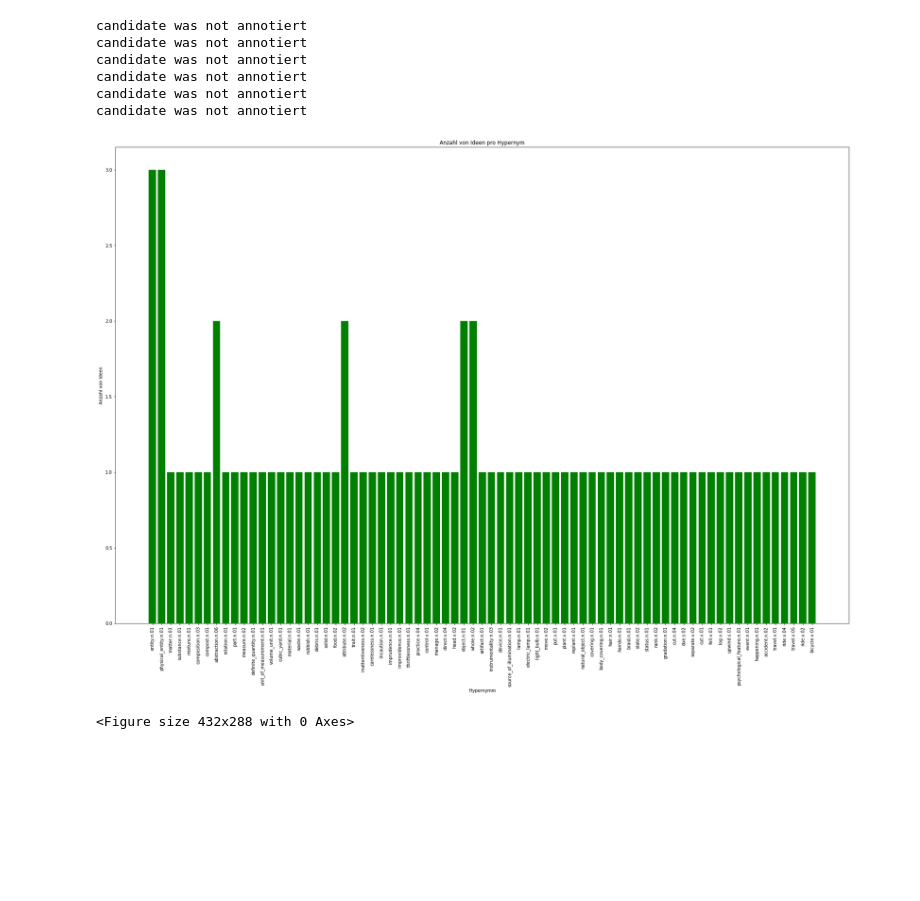
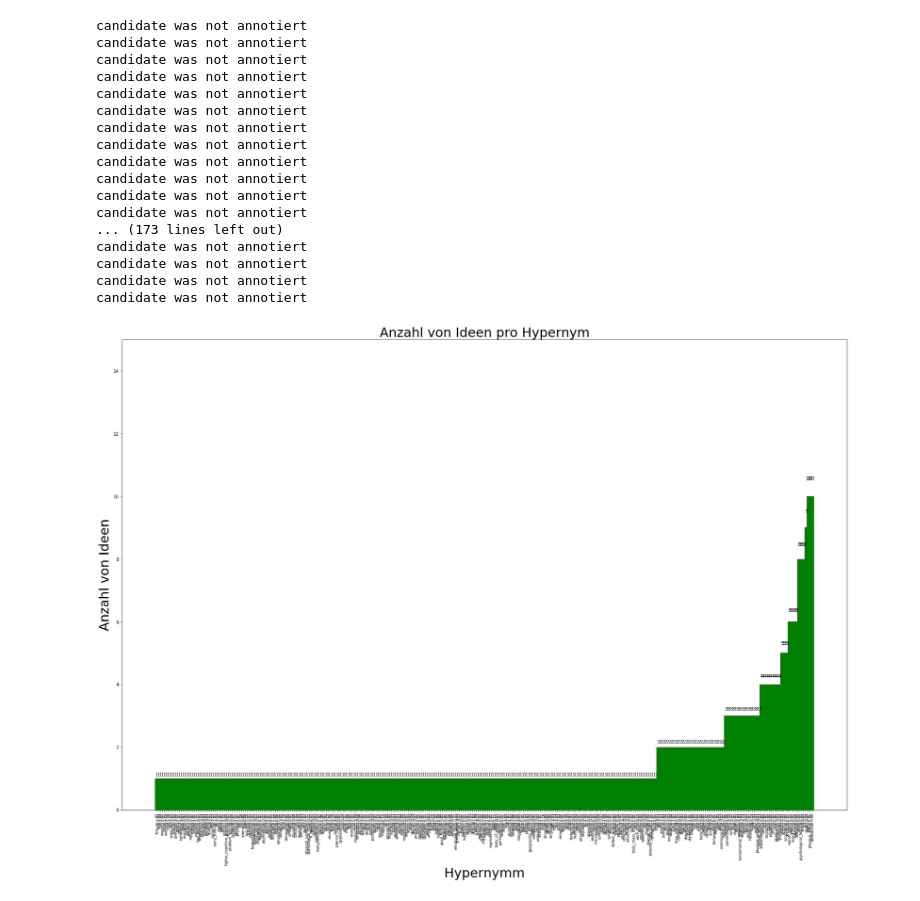
Before and after one commit to gancia-kiss/Bachelorarbeit, a Jupyter notebook: extract_hypernyms.ipynb, the cells around one changed output. Drawn from its saved outputs; the diff is of its cells as text; code cells hidden in the pictures; blank space fills up the shorter version.

```diff
--- a/extract_hypernyms.ipynb
+++ b/extract_hypernyms.ipynb
@@ -29,7 +31,7 @@ get_directhypernym("wheeled_vehicle.n.01")
 # %%
 def get_synsetsList(ideen):
     synsetsDict  = {}
-    for idee in ideen_list:  #jeder idee durchlaufen
+    for idee in ideen:  #jeder idee durchlaufen
         annotiert = idee.get("annotations")
         if annotiert :
             for candidate in idee['annotations']: #word in eine idee
@@ -47,7 +49,7 @@ def get_synsetsList(ideen):
         else:
             print("candidate was not annotiert")
     return synsetsDict
-def get_hypernymDict(ideen_list,synsetsDict):
+def get_hypernymDict(synsetsDict):
     hypernymDict = {}
     #for idee in ideen_list:  #jeder idee durchlaufen
     for key in synsetsDict.keys(): #hypernym von jeder synsets builden
@@ -175,3 +164,19 @@ def build_tree(dictionaryTree):
+# %%
+def build_tree2(dictionaryTree):
+    #anzahl = 0
+    parent = Graph('parent')
+    for elem in dictionaryTree:
+        for node in dictionaryTree[elem]:
+            parent.edge(elem,node,len='1.00')
+    leaves = Graph('child')
+    leaves.attr(rank='same')
+    for elem in dictionaryTree.keys():
+        if dictionaryTree[elem] == []:
+            #anzahl = anzahl + 1
+            leaves.node(elem)
+    #print(anzahl)
+    parent.subgraph(leaves)
+    parent.view()
 # %%
 def add_leaves(dictionary):
     for elem in dictionary.copy().values():
@@ -206,31 +300,51 @@ def plot_balken(hypernymdict):
 # %%
 # read file
 if __name__ == '__main__':
     #dictionaryTree = {}
-    with open('export.json', 'r') as myfile:
+    with open('export2.json', 'r') as myfile:
         data = myfile.read()
-# parse file
     ideen_list   = json.loads(data)
     synsetsList  = get_synsetsList(ideen_list)
-    hypernymList = get_hypernymDict(ideen_list,synsetsList)
+    hypernymList = get_hypernymDict(synsetsList)
     plot_balken(hypernymList)
+    ideen_synset   = mapping_idee_to_synsets(ideen_list)
+    ideen_hypernym = mapping_idee_to_hypernym(ideen_synset)
+    synsets_occurence = occurence_of_synset(ideen_synset)
+    plot_mapping_idee_Synstet(ideen_synset)
+    plot_mapping_idee_Hypernym(ideen_hypernym)
+    plot_occurence_synset(synsets_occurence)
+    #print(ideen_synset)
+    #print(ideen_hypernym)
+    #plot_dendrogramm(synsetsList,hypernymList)
 
     #synsetsList = {'compact.n.03':[], 'truck.n.01':[]}
     #for idee in ideen_list:
         #for id in hypernymList['physical_entity.n.01']:
             #if idee['id'] == id:
                 #print(idee['content'])
     #print(list(synsetsList.keys()) == list(['compact.n.03','truck.n.02']))
-    #dictionaryTree = analyse(synsetsList)
-    #build_tree(dictionaryTree)
-    #print(json.dumps(dictionaryTree))
-    #dictionaryTree = add_leaves(dictionaryTree)
+    #a = len(synsetsList.keys())
+    #print(a)
+    dictionaryTree = analyse(synsetsList)
+    #add_leaves(dictionaryTree)
+    #print(dictionaryTree['entity.n.01'])
+    build_tree2(dictionaryTree)
 # %% [output]
 candidate was not annotiert
 candidate was not annotiert
 candidate was not annotiert
 candidate was not annotiert
 candidate was not annotiert
 candidate was not annotiert
+candidate was not annotiert
+candidate was not annotiert
+candidate was not annotiert
+candidate was not annotiert
+candidate was not annotiert
+candidate was not annotiert
+... (173 lines left out)
+candidate was not annotiert
+candidate was not annotiert
+candidate was not annotiert
+candidate was not annotiert
-[figure, old version]
+[figure, new version]
-<Figure size 432x288 with 0 Axes>
```
Also changed, not shown: parts of 15 cells of this notebook, 26 other files.
